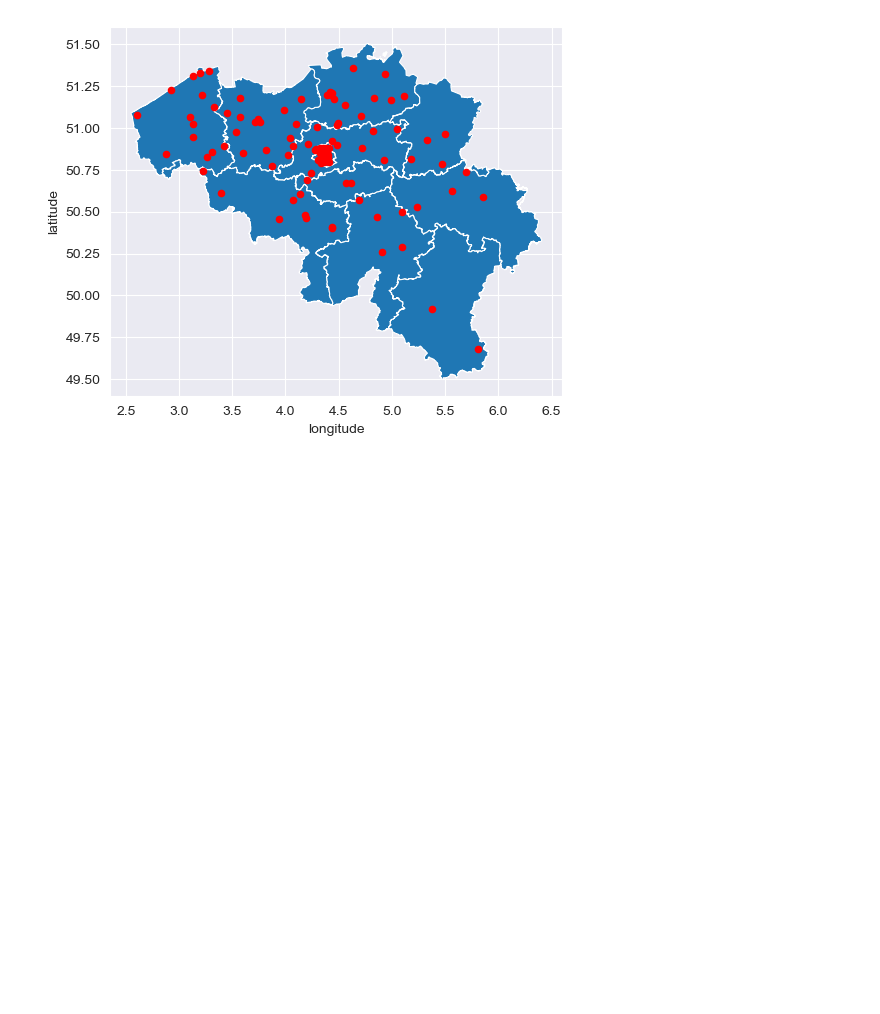
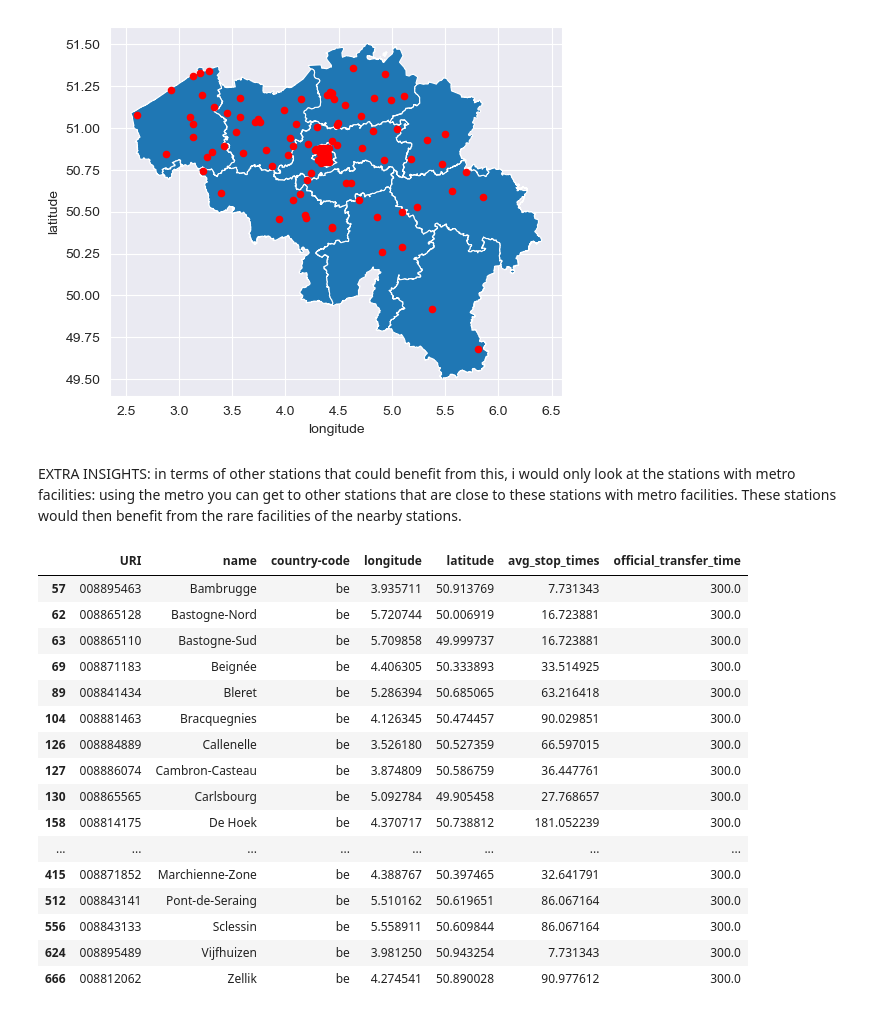
Before and after one commit to Seoyangsam/ACRM, a Jupyter notebook: src/Q14.ipynb, the cells around one changed output. Saved outputs shown, nothing was run; the diff lists cells and outputs as text; code cells hidden in the pictures; blank space fills up the shorter version.

Commit message:
Q14 extra insight

```diff
--- a/src/data_processing/Q14.ipynb
+++ b/src/Q14.ipynb
@@ -149,0 +153,28 @@ provinces.plot(linewidth = 0.8, ax = ax)
+# %% [markdown]
+EXTRA INSIGHTS:
+in terms of other stations that could benefit from this, i would only look at the stations with metro facilities: using the metro you can get to other stations that are close to these stations with metro facilities. These stations would then benefit from the rare facilities of the nearby stations.
+# %%
+#We will now plot these stations, and the nearby stations with zero facilities who could benefit from it
+stations_metro_tram = stations[(stations['URI'].isin(stations_rare_facilities[4])) | (stations['URI'].isin(stations_rare_facilities[7]))]
+stations_nofacilities = data.facilities[data.facilities[data.facil_col].sum(axis = 1) ==0]
+stations_nofacilities
+stations_none = stations[stations['URI'].isin(stations_nofacilities['URI'])]
+stations_none
+# %% [output]
+|  | URI | name | country-code | longitude | latitude | avg_stop_times | official_transfer_time |
+| 57 | 008895463 | Bambrugge | be | 3.935711 | 50.913769 | 7.731343 | 300.0 |
+| 62 | 008865128 | Bastogne-Nord | be | 5.720744 | 50.006919 | 16.723881 | 300.0 |
+| 63 | 008865110 | Bastogne-Sud | be | 5.709858 | 49.999737 | 16.723881 | 300.0 |
+| 69 | 008871183 | Beignée | be | 4.406305 | 50.333893 | 33.514925 | 300.0 |
+| 89 | 008841434 | Bleret | be | 5.286394 | 50.685065 | 63.216418 | 300.0 |
+| 104 | 008881463 | Bracquegnies | be | 4.126345 | 50.474457 | 90.029851 | 300.0 |
+| 126 | 008884889 | Callenelle | be | 3.526180 | 50.527359 | 66.597015 | 300.0 |
+| 127 | 008886074 | Cambron-Casteau | be | 3.874809 | 50.586759 | 36.447761 | 300.0 |
+| 130 | 008865565 | Carlsbourg | be | 5.092784 | 49.905458 | 27.768657 | 300.0 |
+| 158 | 008814175 | De Hoek | be | 4.370717 | 50.738812 | 181.052239 | 300.0 |
+| ... | ... | ... | ... | ... | ... | ... | ... |
+| 415 | 008871852 | Marchienne-Zone | be | 4.388767 | 50.397465 | 32.641791 | 300.0 |
+| 512 | 008843141 | Pont-de-Seraing | be | 5.510162 | 50.619651 | 86.067164 | 300.0 |
+| 556 | 008843133 | Sclessin | be | 5.558911 | 50.609844 | 86.067164 | 300.0 |
+| 624 | 008895489 | Vijfhuizen | be | 3.981250 | 50.943254 | 7.731343 | 300.0 |
+| 666 | 008812062 | Zellik | be | 4.274541 | 50.890028 | 90.977612 | 300.0 |
```
Also changed, not shown: parts of 4 cells of this notebook.
